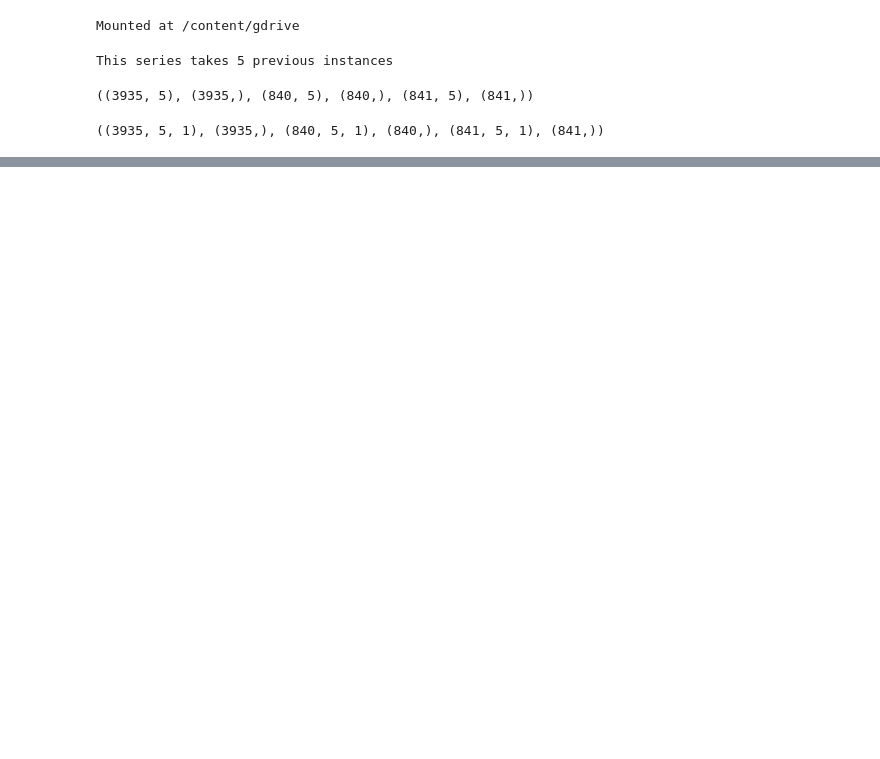
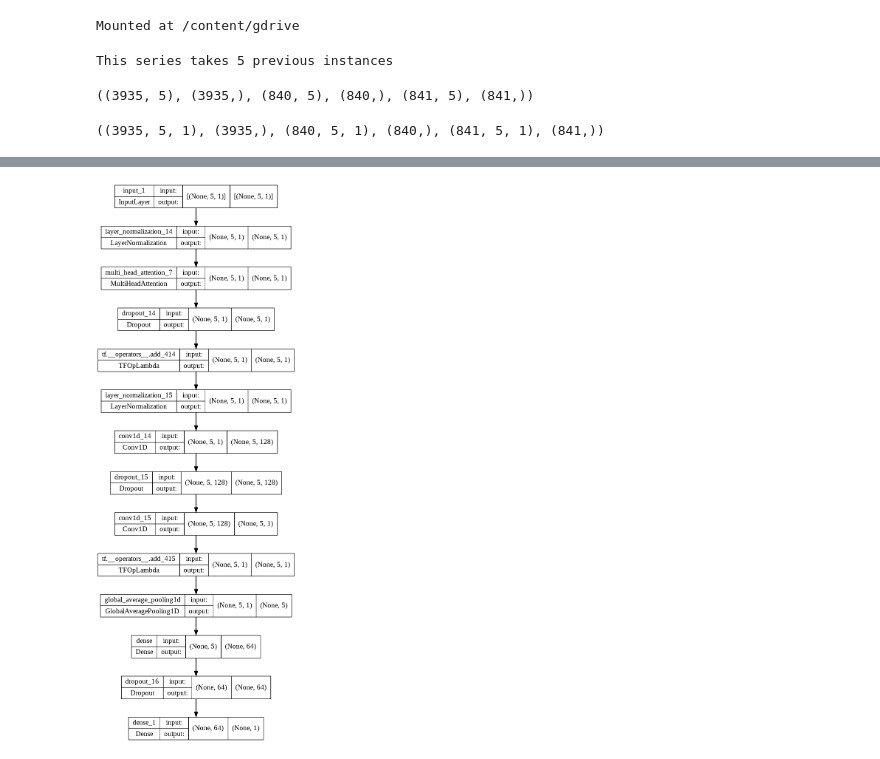
Before and after one commit to Malekkamoua/Quality-prediction-industry-4.0, a Jupyter notebook: 5_Forecasting | Transformer.ipynb, the cells around one changed output, grey strips where cells are left out. Cells and saved outputs as stored; diff of their text form; code cells hidden in the pictures; blank space fills up the shorter version.

```diff
--- a/5_Forecasting | Transformer.ipynb
+++ b/5_Forecasting | Transformer.ipynb
@@ -276,0 +243,13 @@ Epoch 18/300
+# %%
+from keras.models import load_model
+from keras.utils.vis_utils import plot_model
+
+filepath = '/content/gdrive/MyDrive/Datascience/PFE/transformer-best.h5'
+best_model = load_model(filepath, compile=False)
+# %%
+from keras.models import load_model
+from keras.utils.vis_utils import plot_model
+
+plot_model(best_model, to_file='model_plot.png', show_shapes=True, show_layer_names=True)
+# %% [output]
+[figure, added]
```
Also changed, not shown: parts of 6 cells of this notebook.
